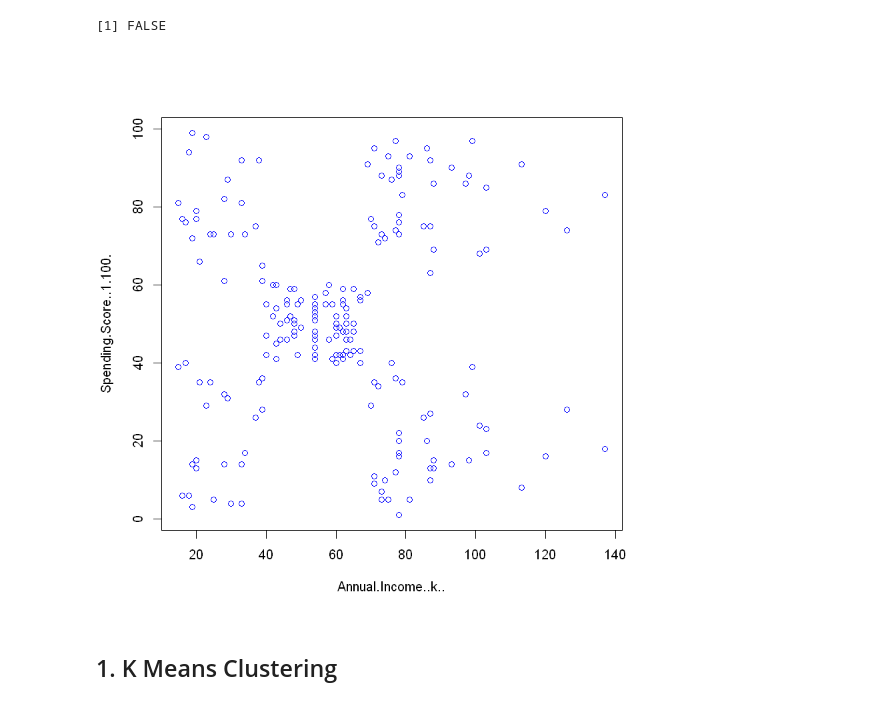
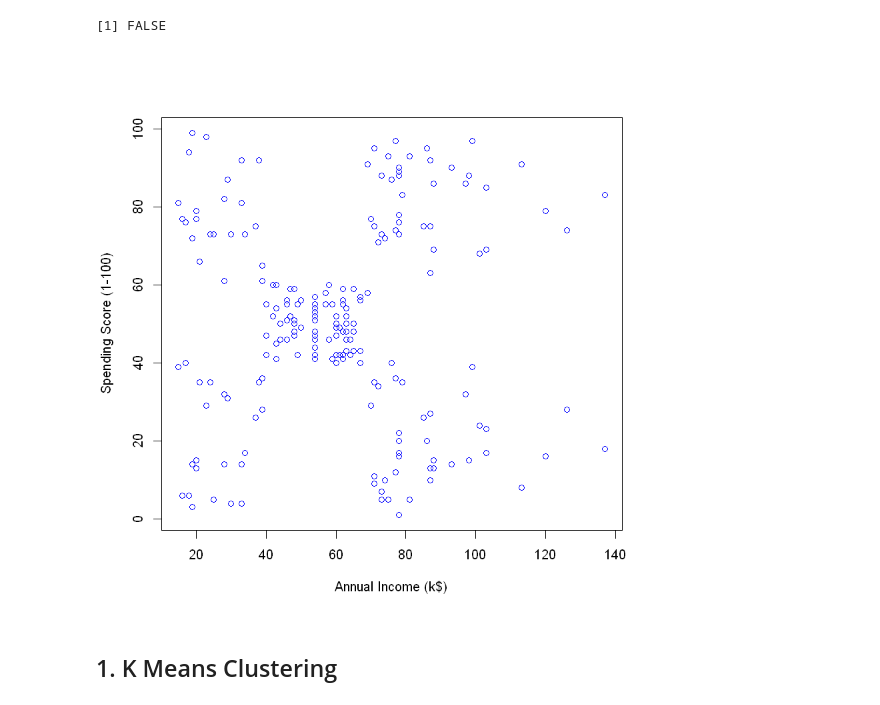
Before and after one commit to dundee2002/Machine-Deep-Learning-in-Python-and-R, a Jupyter notebook: Machine-Learning-in-R/Clustering/Cluster_R_mall_customers.ipynb, the cells around one changed output. Cells and saved outputs as stored; diff of their text form; code cells hidden in the pictures.

```diff
--- a/Machine-Learning-in-R/Clustering/Cluster_R_mall_customers.ipynb
+++ b/Machine-Learning-in-R/Clustering/Cluster_R_mall_customers.ipynb
@@ -67,9 +67,11 @@ any(is.na(df))
 # %%
 # feature
 df = df[4:5]
-plot(df, col='blue')
+plot(df, col='blue',
+         xlab = 'Annual Income (k$)',
+         ylab = 'Spending Score (1-100)')
 # %% [output]
-[figure, old version]
+[figure, new version]
 # %%
 seed = 101
 set.seed(seed)
```
